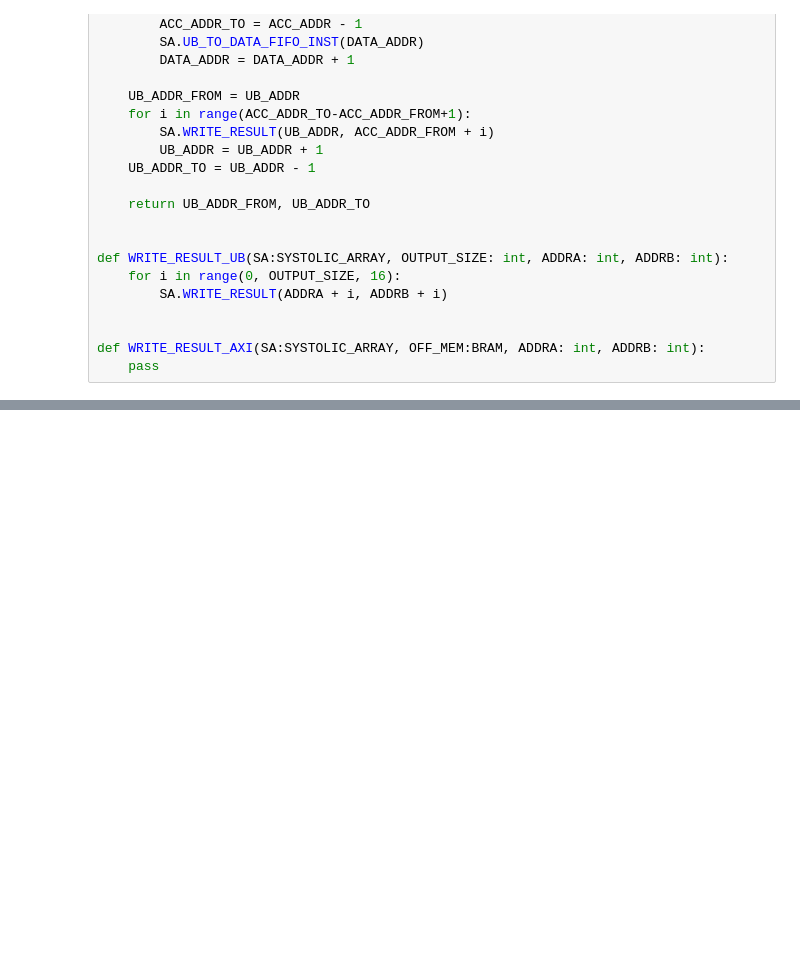
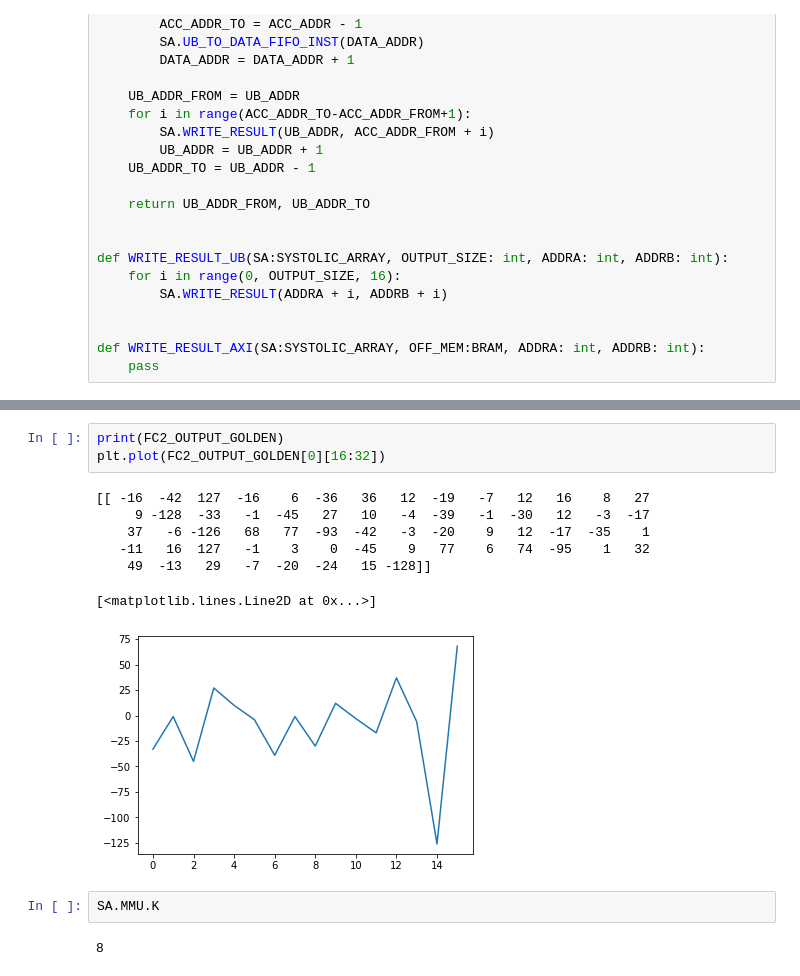
Before and after one commit to SweetWeeds/Simple_TPU, a Jupyter notebook: sim_1/new/python_tb/compiler_tb.ipynb, the cells around one changed output, grey strips where cells are left out. Drawn from its saved outputs; the diff is of its cells as text; blank space fills up the shorter version.

```diff
--- a/sim_1/new/python_tb/compiler_tb.ipynb
+++ b/sim_1/new/python_tb/compiler_tb.ipynb
@@ -290,0 +345,15 @@ np.round(np.matmul(INPUT_DATA, FC1_weight.transpose())/16)
+# %%
+print(FC2_OUTPUT_GOLDEN)
+plt.plot(FC2_OUTPUT_GOLDEN[0][16:32])
+# %% [output]
+[[ -16  -42  127  -16    6  -36   36   12  -19   -7   12   16    8   27
+     9 -128  -33   -1  -45   27   10   -4  -39   -1  -30   12   -3  -17
+    37   -6 -126   68   77  -93  -42   -3  -20    9   12  -17  -35    1
+   -11   16  127   -1    3    0  -45    9   77    6   74  -95    1   32
+    49  -13   29   -7  -20  -24   15 -128]]
+[<matplotlib.lines.Line2D at 0x...>]
+[figure, added]
+# %%
+SA.MMU.K
+# %% [output]
+8
```
Also changed, not shown: parts of 18 cells of this notebook, 57 other files.
